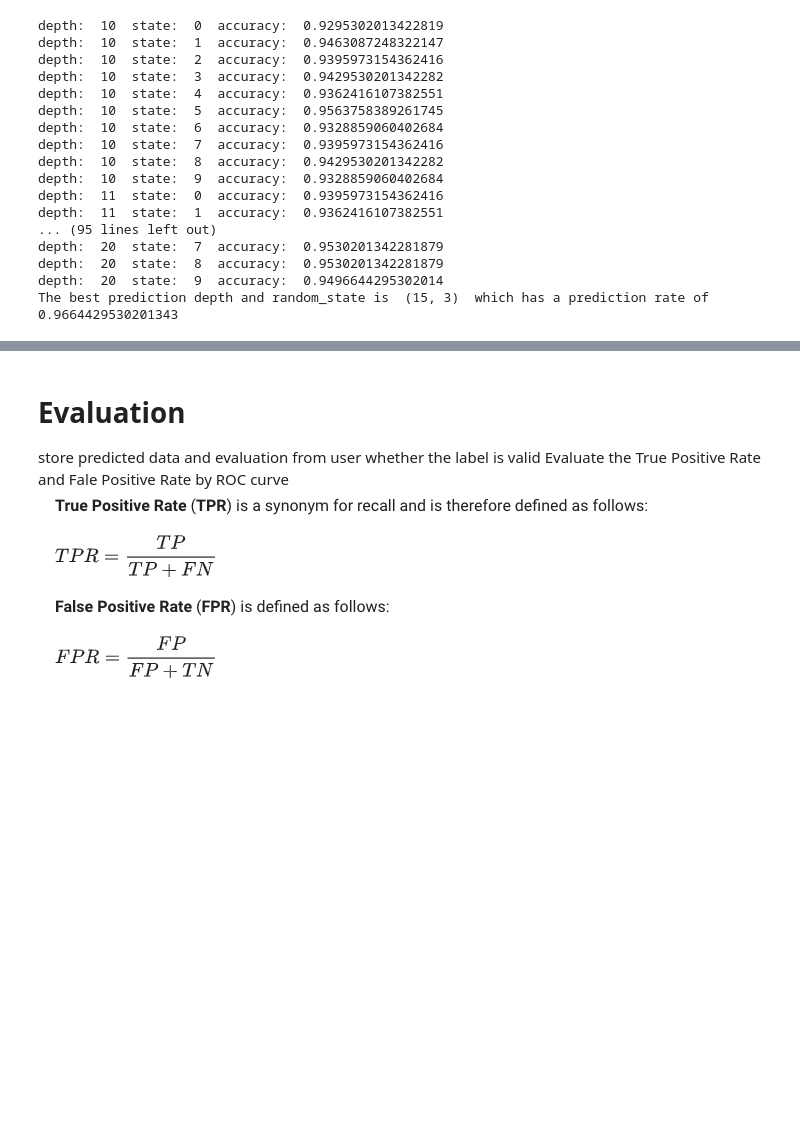
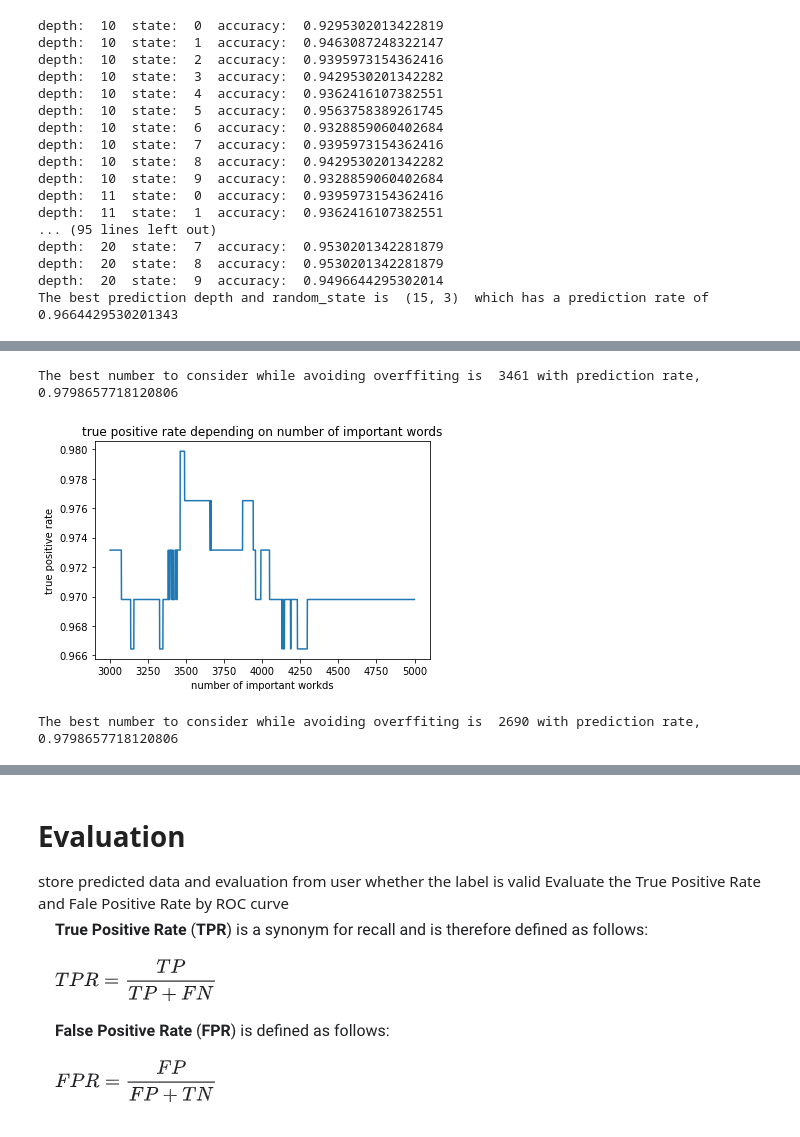
Before and after one commit to ykim879/whats.todays.trend, a Jupyter notebook: revised_news.ipynb, the cells around one changed output, grey strips where cells are left out. Drawn from its saved outputs; the diff is of its cells as text; code cells hidden in the pictures; blank space fills up the shorter version.

```diff
--- a/revised_news.ipynb
+++ b/revised_news.ipynb
@@ -313,0 +356,53 @@ importance.shape, len(label)
+# %%
+def generate_non_important(fn):
+    sorted_label_list = sorted_label[:fn].tolist()
+    vocab = cv.vocabulary_.items()
+    non_important = []
+    for key, value in vocab:
+        if key not in sorted_label_list:
+            non_important.append(key)
+    return text.ENGLISH_STOP_WORDS.union(non_important)
+# %%
+def predict_data_from_reduced(stopwords_appended):
+    cv = text.CountVectorizer(stop_words=stopwords_appended, min_df = 6)
+    xtrain_vr = cv.fit_transform(x_train)
+    label = cv.get_feature_names()
+    xtest_vr = cv.transform(x_test)
+    mnb = MultinomialNB()
+    mnb.fit(xtrain_vr,y_train)
+    predictions = mnb.predict(xtest_vr)
+    count = 0
+    for i in range (len(predictions)):
+        if predictions[i]== y_test[i]:
+            count=count+1
+    return count/len(predictions)
+# %%
+#generates the prediction
+original_stop_word = cv.stop_words_
+feature_non_dict = {}
+for k in range(3000, 5000):
+    stopwords_appended = generate_non_important(k)
+    feature_non_dict[k] = predict_data_from_reduced(stopwords_appended)
+best_featured_num = max(feature_non_dict,  key=feature_non_dict.get)
+print("The best number to consider while avoiding overffiting is ", best_featured_num,
+      "with prediction rate,", feature_non_dict[best_featured_num])
+# %% [output]
+The best number to consider while avoiding overffiting is  3461 with prediction rate, 0.9798657718120806
+# %%
+plt.plot(feature_non_dict.keys(), feature_non_dict.values())
+plt.title('true positive rate depending on number of important words')
+plt.ylabel('true positive rate')
+plt.xlabel('number of important workds')
+plt.show()
+# %% [output]
+[figure, added]
+# %%
+feature_non_dict = {}
+for k in range(2000, 3500):
+    stopwords_appended = generate_non_important(k)
+    feature_non_dict[k] = predict_data_from_reduced(stopwords_appended)
+best_featured_num = max(feature_non_dict,  key=feature_non_dict.get)
+print("The best number to consider while avoiding overffiting is ", best_featured_num,
+      "with prediction rate,", feature_non_dict[best_featured_num])
+# %% [output]
+The best number to consider while avoiding overffiting is  2690 with prediction rate, 0.9798657718120806
```
Also changed, not shown: parts of 13 cells of this notebook, 3 other files.
